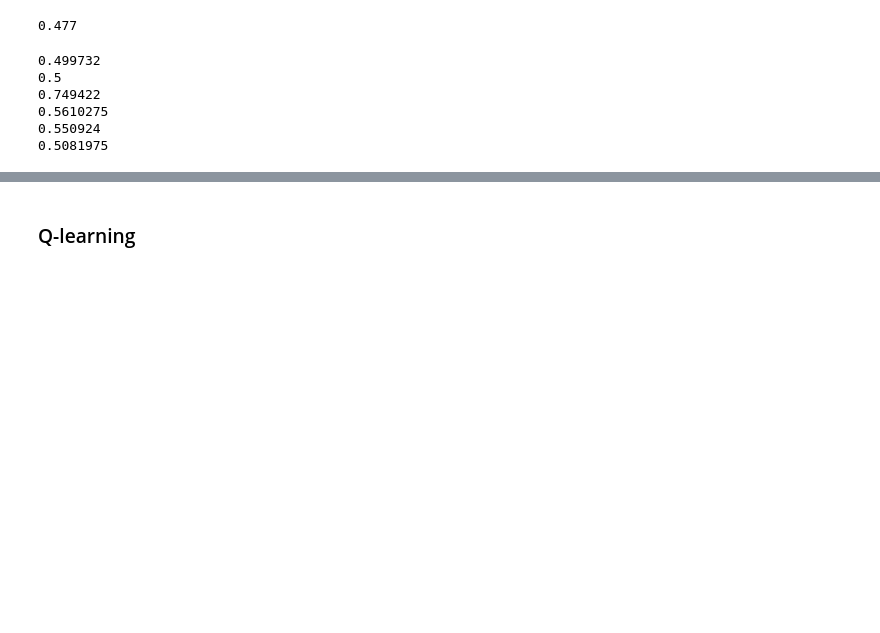
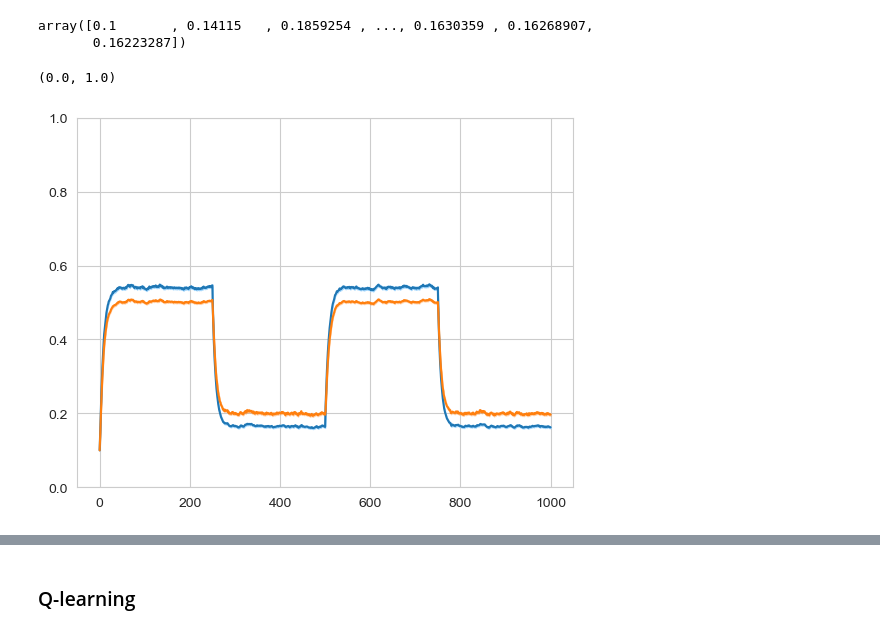
Before and after one commit to marek1n/rl-sim, a Jupyter notebook: RLsim.ipynb, the cells around one changed output, grey strips where cells are left out. Drawn from its saved outputs; the diff is of its cells as text; code cells hidden in the pictures; blank space fills up the shorter version.

Commit message:
qval averaging; agents added

```diff
--- a/RLsim.ipynb
+++ b/RLsim.ipynb
@@ -29,10 +29,6 @@ agent_actinf = AgentActInf(A=A, pA=pA, B=B, C=C, D=D, modalities_to_learn=[1], l
 # agent_actinf.__dict__
 returns_actinf = np.zeros([EPISODES, RUN_LENGTH])
 choice_hist, belief_hist, qA_hist, context_hist = actinf_model.run_active_inference_with_learning(agent_actinf, env_actinf, T=RUN_LENGTH)
-# %%
-np.mean(context_hist)
-# %% [output]
-0.477
 # %%
 # env = Env(payoff_structure=(0.6, 0.3, 0.1))
 high_low_var = (1, 0, 0)
@@ -105,10 +135,21 @@ for episode in range(EPISODES):
-# %%
-for ret in (returns_Q, returns_Q_greedy, returns_Q_smart, returns_Q_social, returns_EWA, returns_EWA_asoc):
-    print(np.mean(ret))
-# %% [output]
-0.499732
-0.5
-0.749422
-0.5610275
-0.550924
-0.5081975
+# %%
+mean[:,0]
+# %% [output]
+array([0.1       , 0.14115   , 0.1859254 , ..., 0.1630359 , 0.16268907,
+       0.16223287])
+# %%
+qvals = qvals_EWA
+
+mean = np.mean(qvals, axis=2)
+std_err = np.std(qvals, axis=2) / np.sqrt(qvals.shape[2])
+fig, ax = plt.subplots()
+ax.plot(mean)
+
+ax.fill_between(range(mean.shape[0]), mean[:,0] + std_err[:,0], mean[:,0] - std_err[:,0], alpha=0.8, color='xkcd:light blue')
+ax.fill_between(range(mean.shape[0]), mean[:,1] + std_err[:,1], mean[:,1] - std_err[:,1], alpha=0.3, color='C1')
+
+
+plt.ylim(0,1)
+# %% [output]
+(0.0, 1.0)
+[figure, added]
```
Also changed, not shown: parts of 3 cells of this notebook, 4 other files.
